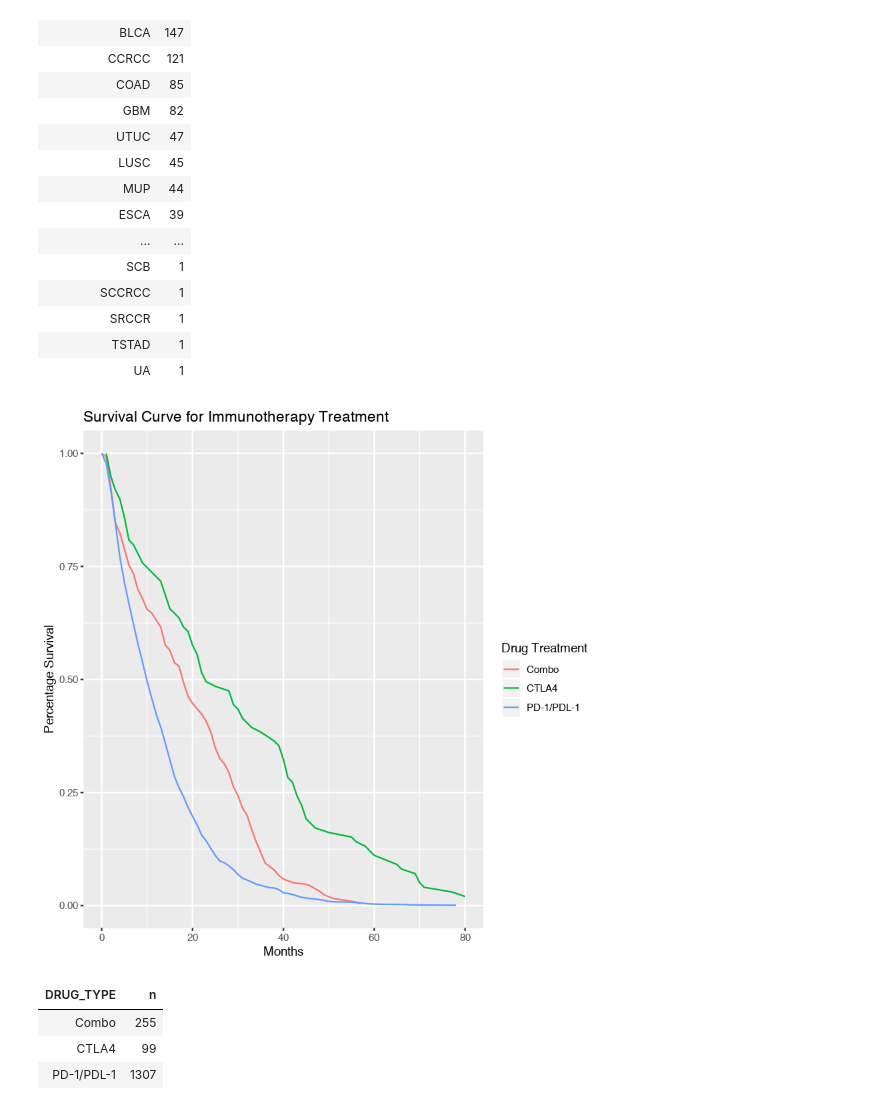
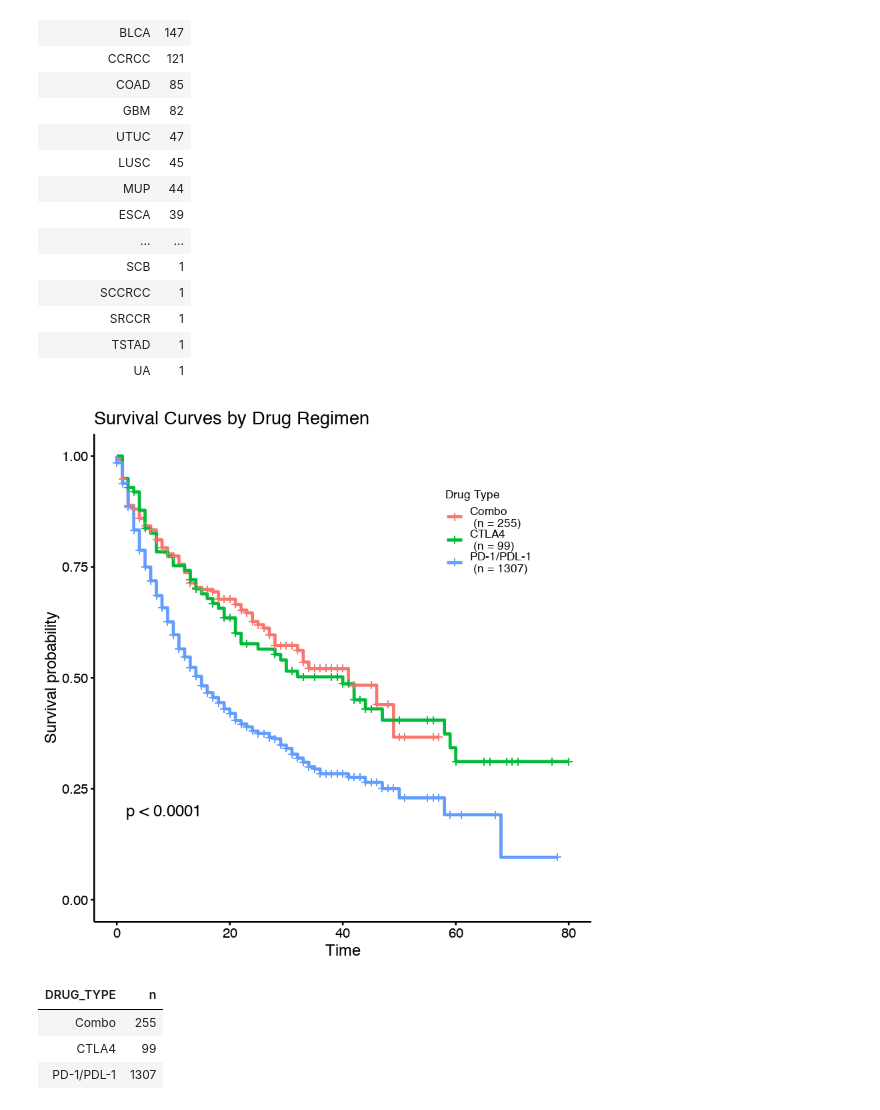
Before and after one commit to cobrbra/ccg, a Jupyter notebook: Code/Resistance.ipynb, the cells around one changed output. Saved outputs shown, nothing was run; the diff lists cells and outputs as text; code cells hidden in the pictures.

```diff
--- a/Code/Resistance.ipynb
+++ b/Code/Resistance.ipynb
@@ -230,19 +297,26 @@ tmb_clinical %>%
 | SRCCR | 1 |
 | TSTAD | 1 |
 | UA | 1 |
-# %%
-tmb_patient %>%
-    group_by(DRUG_TYPE) %>%
-    nest() %>%
-    mutate(data = map(data, ~group_by(.x, OS_MONTHS) %>% nest())) %>%
-    mutate(data = map(data, ~arrange(.x, OS_MONTHS))) %>%
-    mutate(data = map(data, ~mutate(.x, count_deaths = unlist(map(data, nrow))))) %>%
-    mutate(data = map(data, ~mutate(.x, index = 1:nrow(.x)))) %>%
-    mutate(data = map(data, ~mutate(.x, still_alive = unlist(map(index, ~sum(count_deaths[.x:length(count_deaths)])))))) %>%
-    mutate(data = map(data, ~select(.x, OS_MONTHS, still_alive))) %>%
-    mutate(data = map(data, ~mutate(.x, still_alive_prop = still_alive/max(still_alive)))) %>%
-    unnest() %>%
-    ggplot(aes(x = OS_MONTHS, y = still_alive_prop, colour = DRUG_TYPE)) + geom_line() + labs(x = "Months", y = "Percentage Survival") +
-    labs(title = "Survival Curve for Immunotherapy Treatment", colour = "Drug Treatment")
-# %% [output]
-[figure, removed]
+# %%
+drug <- "Drug Type "
+tmb_patient_drug <- tmb_patient %>%
+    group_by(DRUG_TYPE) %>%
+    nest() %>%
+    mutate(n_cancer = unlist(map(data, nrow))) %>%
+    unnest() %>%
+    ungroup() %>%
+    mutate(DRUG_TYPE = paste0(" ", DRUG_TYPE, "\n (n = ", n_cancer, ")"))
+
+
+
+
+drug_surv <-  tmb_patient_drug %>%
+    {Surv(time = .$OS_MONTHS, event = (.$OS_STATUS == "DECEASED"))}
+
+drug_fit <- survfit(drug_surv ~ DRUG_TYPE , data = tmb_patient_drug)
+# %%
+ggsurvplot(drug_fit, data = tmb_patient_drug, pval = TRUE, legend = c(0.8, 0.8), legend.title = "Drug Type",
+           legend.labs = c("Combo \n (n = 255)", "CTLA4 \n (n = 99)", "PD-1/PDL-1 \n (n = 1307)"),
+           title = "Survival Curves by Drug Regimen")
+# %% [output]
+[figure, added]
```
Also changed, not shown: parts of 75 cells of this notebook, 5 other files.
